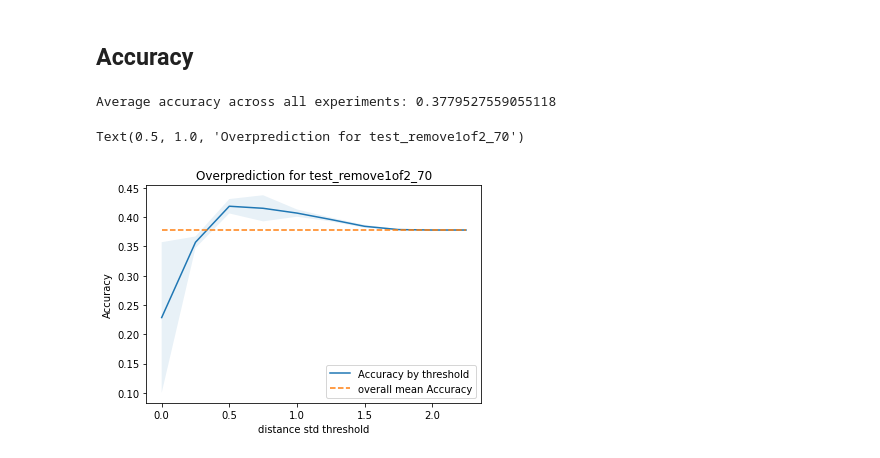
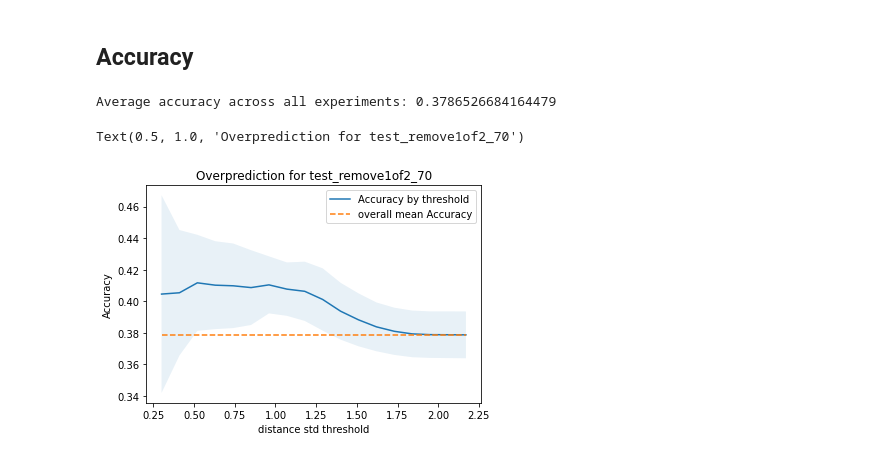
Before and after one commit to tttianhao/CLEAN, a Jupyter notebook: overprediction_remove1of2.ipynb, the cells around one changed output. Cells and saved outputs as stored; diff of their text form; code cells hidden in the pictures.

```diff
--- a/overprediction_remove1of2.ipynb
+++ b/overprediction_remove1of2.ipynb
@@ -229,5 +250,7 @@ for bin_i in range(args_N_bins):
         pre_rec_f1_roc_acc_std[i].append(metrics_std[i])
 # %% [markdown]
 ## Precision
+# %%
+plot_range = 18
 # %%
 print("Average precision across all experiments:", pre_all_avg)
@@ -333,26 +356,26 @@ Text(0.5, 1.0, 'Overprediction for test_remove1of2_70')
 ## Accuracy
 # %%
 print("Average accuracy across all experiments:", acc_all_avg)
-acc_bin_mean = pre_rec_f1_roc_acc_mean[4]
-acc_bin_std = pre_rec_f1_roc_acc_std[4]
+acc_bin_mean = pre_rec_f1_roc_acc_mean[4][:plot_range]
+acc_bin_std = pre_rec_f1_roc_acc_std[4][:plot_range]
 
 confidence_range = [
     MIN_STD + i*(MAX_STD-MIN_STD)/args_N_bins
-    for i in range(args_N_bins)]
+    for i in range(args_N_bins)][:plot_range]
 # accuracy average over experiment, binned
 plt.plot(confidence_range, acc_bin_mean,
          label='Accuracy by threshold')
 # average overall acc
-plt.plot(confidence_range, [acc_all_avg for i in range(args_N_bins)],
+plt.plot(confidence_range, [acc_all_avg for i in range(args_N_bins)][:plot_range],
          '--', label='overall mean Accuracy')
 lower = np.array(acc_bin_mean) - np.array(acc_bin_std)
 upper = np.array(acc_bin_mean) + np.array(acc_bin_std)
 plt.fill_between(confidence_range, lower, upper, alpha=.1)
 plt.xlabel("distance std threshold")
 plt.ylabel("Accuracy")
 plt.legend(loc='upper right')
 plt.title("Overprediction for " + args_test_data)
 # %% [output]
-Average accuracy across all experiments: 0.3779527559055118
+Average accuracy across all experiments: 0.3786526684164479
 Text(0.5, 1.0, 'Overprediction for test_remove1of2_70')
-[figure, old version]
+[figure, new version]
```
Also changed, not shown: parts of 6 cells of this notebook, 1 other file.
